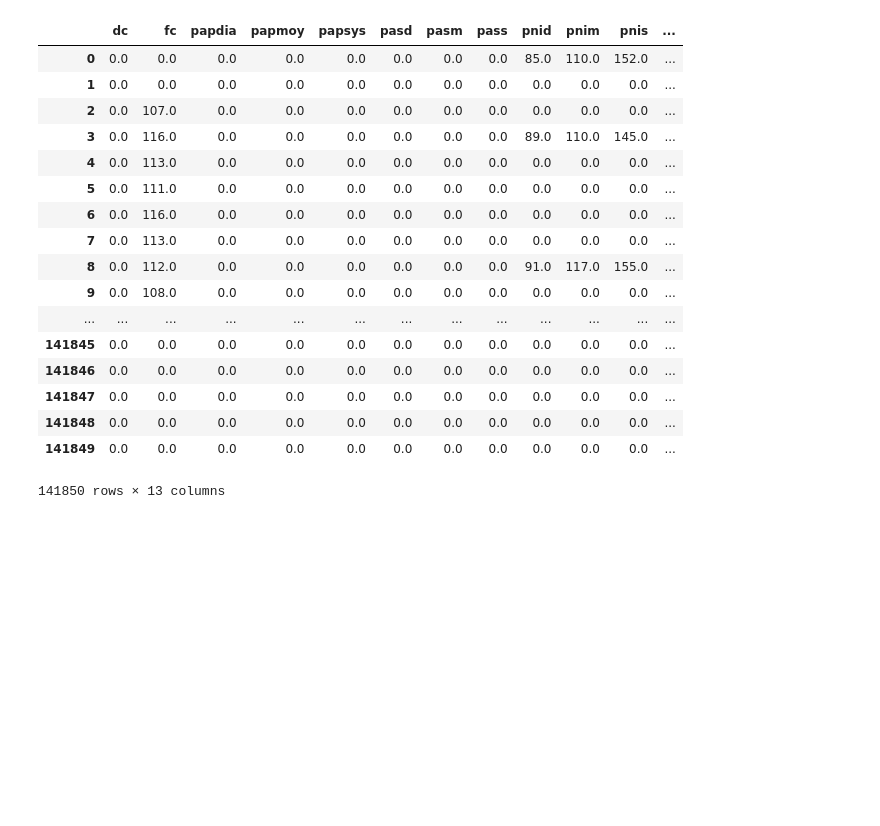
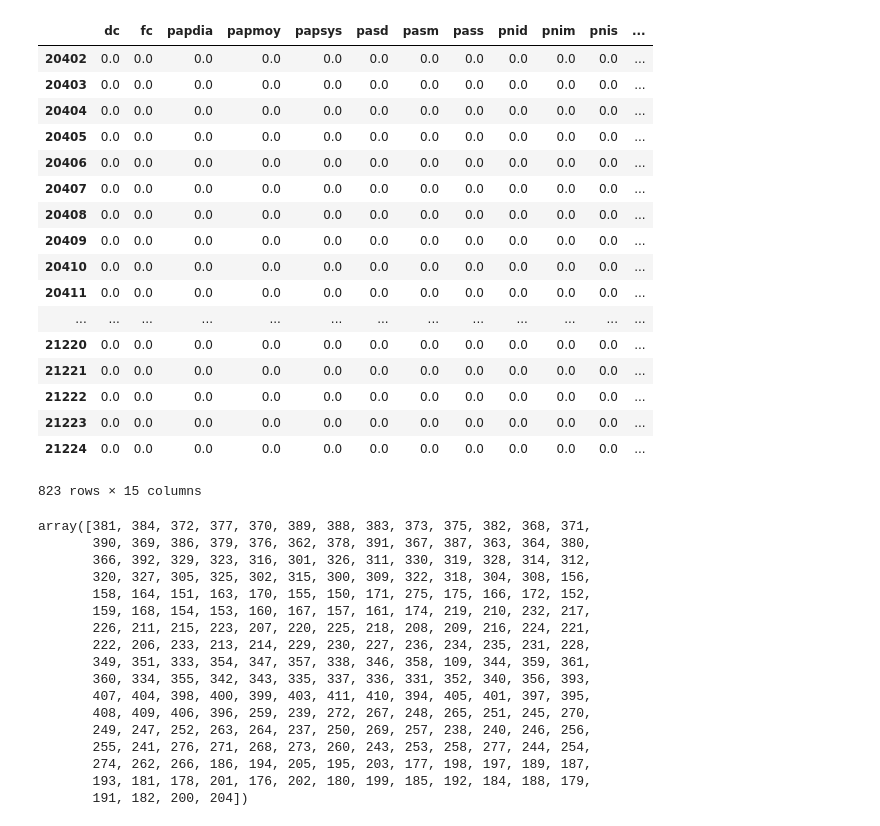
Before and after one commit to dataforgoodfr/batch_5_transplant, a Jupyter notebook: notebook/Analysis_Haemodynamic.ipynb, the cells around one changed output. Saved outputs shown, nothing was run; the diff lists cells and outputs as text; code cells hidden in the pictures; blank space fills up the shorter version.

```diff
--- a/notebook/Analysis_Haemodynamic.ipynb
+++ b/notebook/Analysis_Haemodynamic.ipynb
@@ -38,0 +49,5 @@ pandas_profiling.ProfileReport(df).to_file(outputfile="myoutputfile.html")
+# %%
+pat = df[df['id_patient'] == 301]
+pat = pat.drop(columns=['time','date_transplantation'])
+pat['papmoy_shift'] = pat['papmoy'].shift(1)
+lag_plot(pat['papmoy'])
@@ -38,0 +64,3 @@ pandas_profiling.ProfileReport(df).to_file(outputfile="myoutputfile.html")
+# %%
+pat['log_papmoy'] = np.log(pat['papmoy_shift']) - np.log(pat['papmoy'])
+pat.plot(y='log_papmoy',x='timestamp')
@@ -39,21 +70,41 @@ pandas_profiling.ProfileReport(df).to_file(outputfile="myoutputfile.html")
+# %%
+pat
+# %% [output]
+|  | dc | fc | papdia | papmoy | papsys | pasd | pasm | pass | pnid | pnim | pnis | ... |
+| 20402 | 0.0 | 0.0 | 0.0 | 0.0 | 0.0 | 0.0 | 0.0 | 0.0 | 0.0 | 0.0 | 0.0 | ... |
+| 20403 | 0.0 | 0.0 | 0.0 | 0.0 | 0.0 | 0.0 | 0.0 | 0.0 | 0.0 | 0.0 | 0.0 | ... |
+| 20404 | 0.0 | 0.0 | 0.0 | 0.0 | 0.0 | 0.0 | 0.0 | 0.0 | 0.0 | 0.0 | 0.0 | ... |
+| 20405 | 0.0 | 0.0 | 0.0 | 0.0 | 0.0 | 0.0 | 0.0 | 0.0 | 0.0 | 0.0 | 0.0 | ... |
+| 20406 | 0.0 | 0.0 | 0.0 | 0.0 | 0.0 | 0.0 | 0.0 | 0.0 | 0.0 | 0.0 | 0.0 | ... |
+| 20407 | 0.0 | 0.0 | 0.0 | 0.0 | 0.0 | 0.0 | 0.0 | 0.0 | 0.0 | 0.0 | 0.0 | ... |
+| 20408 | 0.0 | 0.0 | 0.0 | 0.0 | 0.0 | 0.0 | 0.0 | 0.0 | 0.0 | 0.0 | 0.0 | ... |
+| 20409 | 0.0 | 0.0 | 0.0 | 0.0 | 0.0 | 0.0 | 0.0 | 0.0 | 0.0 | 0.0 | 0.0 | ... |
+| 20410 | 0.0 | 0.0 | 0.0 | 0.0 | 0.0 | 0.0 | 0.0 | 0.0 | 0.0 | 0.0 | 0.0 | ... |
+| 20411 | 0.0 | 0.0 | 0.0 | 0.0 | 0.0 | 0.0 | 0.0 | 0.0 | 0.0 | 0.0 | 0.0 | ... |
+| ... | ... | ... | ... | ... | ... | ... | ... | ... | ... | ... | ... | ... |
+| 21220 | 0.0 | 0.0 | 0.0 | 0.0 | 0.0 | 0.0 | 0.0 | 0.0 | 0.0 | 0.0 | 0.0 | ... |
+| 21221 | 0.0 | 0.0 | 0.0 | 0.0 | 0.0 | 0.0 | 0.0 | 0.0 | 0.0 | 0.0 | 0.0 | ... |
+| 21222 | 0.0 | 0.0 | 0.0 | 0.0 | 0.0 | 0.0 | 0.0 | 0.0 | 0.0 | 0.0 | 0.0 | ... |
+| 21223 | 0.0 | 0.0 | 0.0 | 0.0 | 0.0 | 0.0 | 0.0 | 0.0 | 0.0 | 0.0 | 0.0 | ... |
+| 21224 | 0.0 | 0.0 | 0.0 | 0.0 | 0.0 | 0.0 | 0.0 | 0.0 | 0.0 | 0.0 | 0.0 | ... |
+823 rows × 15 columns
 # %%
-df
+df.id_patient.unique()
 # %% [output]
-|  | dc | fc | papdia | papmoy | papsys | pasd | pasm | pass | pnid | pnim | pnis | ... |
-| 0 | 0.0 | 0.0 | 0.0 | 0.0 | 0.0 | 0.0 | 0.0 | 0.0 | 85.0 | 110.0 | 152.0 | ... |
-| 1 | 0.0 | 0.0 | 0.0 | 0.0 | 0.0 | 0.0 | 0.0 | 0.0 | 0.0 | 0.0 | 0.0 | ... |
-| 2 | 0.0 | 107.0 | 0.0 | 0.0 | 0.0 | 0.0 | 0.0 | 0.0 | 0.0 | 0.0 | 0.0 | ... |
-| 3 | 0.0 | 116.0 | 0.0 | 0.0 | 0.0 | 0.0 | 0.0 | 0.0 | 89.0 | 110.0 | 145.0 | ... |
-| 4 | 0.0 | 113.0 | 0.0 | 0.0 | 0.0 | 0.0 | 0.0 | 0.0 | 0.0 | 0.0 | 0.0 | ... |
-| 5 | 0.0 | 111.0 | 0.0 | 0.0 | 0.0 | 0.0 | 0.0 | 0.0 | 0.0 | 0.0 | 0.0 | ... |
-| 6 | 0.0 | 116.0 | 0.0 | 0.0 | 0.0 | 0.0 | 0.0 | 0.0 | 0.0 | 0.0 | 0.0 | ... |
-| 7 | 0.0 | 113.0 | 0.0 | 0.0 | 0.0 | 0.0 | 0.0 | 0.0 | 0.0 | 0.0 | 0.0 | ... |
-| 8 | 0.0 | 112.0 | 0.0 | 0.0 | 0.0 | 0.0 | 0.0 | 0.0 | 91.0 | 117.0 | 155.0 | ... |
-| 9 | 0.0 | 108.0 | 0.0 | 0.0 | 0.0 | 0.0 | 0.0 | 0.0 | 0.0 | 0.0 | 0.0 | ... |
-| ... | ... | ... | ... | ... | ... | ... | ... | ... | ... | ... | ... | ... |
-| 141845 | 0.0 | 0.0 | 0.0 | 0.0 | 0.0 | 0.0 | 0.0 | 0.0 | 0.0 | 0.0 | 0.0 | ... |
-| 141846 | 0.0 | 0.0 | 0.0 | 0.0 | 0.0 | 0.0 | 0.0 | 0.0 | 0.0 | 0.0 | 0.0 | ... |
-| 141847 | 0.0 | 0.0 | 0.0 | 0.0 | 0.0 | 0.0 | 0.0 | 0.0 | 0.0 | 0.0 | 0.0 | ... |
-| 141848 | 0.0 | 0.0 | 0.0 | 0.0 | 0.0 | 0.0 | 0.0 | 0.0 | 0.0 | 0.0 | 0.0 | ... |
-| 141849 | 0.0 | 0.0 | 0.0 | 0.0 | 0.0 | 0.0 | 0.0 | 0.0 | 0.0 | 0.0 | 0.0 | ... |
-141850 rows × 13 columns
+array([381, 384, 372, 377, 370, 389, 388, 383, 373, 375, 382, 368, 371,
+       390, 369, 386, 379, 376, 362, 378, 391, 367, 387, 363, 364, 380,
+       366, 392, 329, 323, 316, 301, 326, 311, 330, 319, 328, 314, 312,
+       320, 327, 305, 325, 302, 315, 300, 309, 322, 318, 304, 308, 156,
+       158, 164, 151, 163, 170, 155, 150, 171, 275, 175, 166, 172, 152,
+       159, 168, 154, 153, 160, 167, 157, 161, 174, 219, 210, 232, 217,
+       226, 211, 215, 223, 207, 220, 225, 218, 208, 209, 216, 224, 221,
+       222, 206, 233, 213, 214, 229, 230, 227, 236, 234, 235, 231, 228,
+       349, 351, 333, 354, 347, 357, 338, 346, 358, 109, 344, 359, 361,
+       360, 334, 355, 342, 343, 335, 337, 336, 331, 352, 340, 356, 393,
+       407, 404, 398, 400, 399, 403, 411, 410, 394, 405, 401, 397, 395,
+       408, 409, 406, 396, 259, 239, 272, 267, 248, 265, 251, 245, 270,
+       249, 247, 252, 263, 264, 237, 250, 269, 257, 238, 240, 246, 256,
+       255, 241, 276, 271, 268, 273, 260, 243, 253, 258, 277, 244, 254,
+       274, 262, 266, 186, 194, 205, 195, 203, 177, 198, 197, 189, 187,
+       193, 181, 178, 201, 176, 202, 180, 199, 185, 192, 184, 188, 179,
+       191, 182, 200, 204])
```
Also changed, not shown: parts of 13 cells of this notebook, 1 other file.
